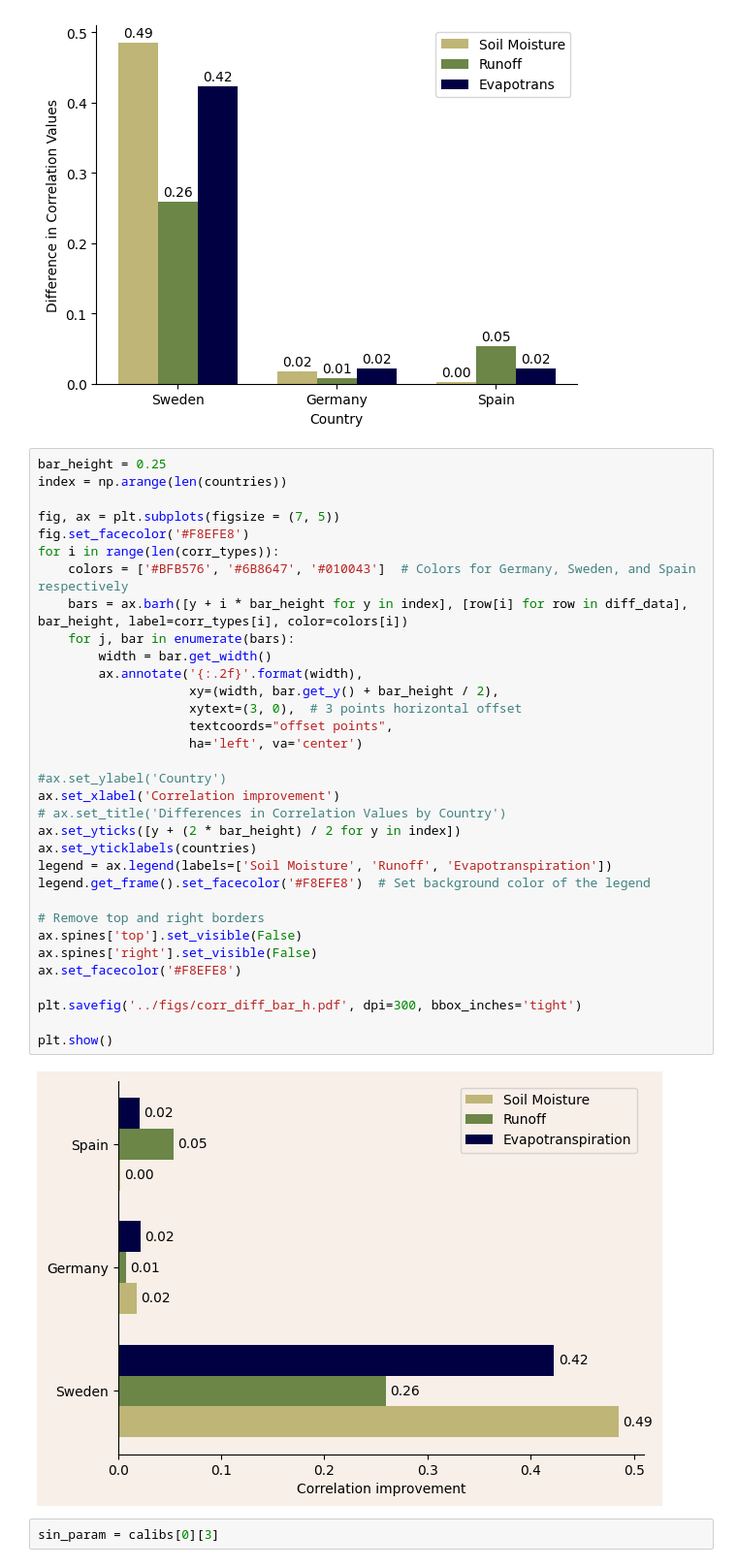
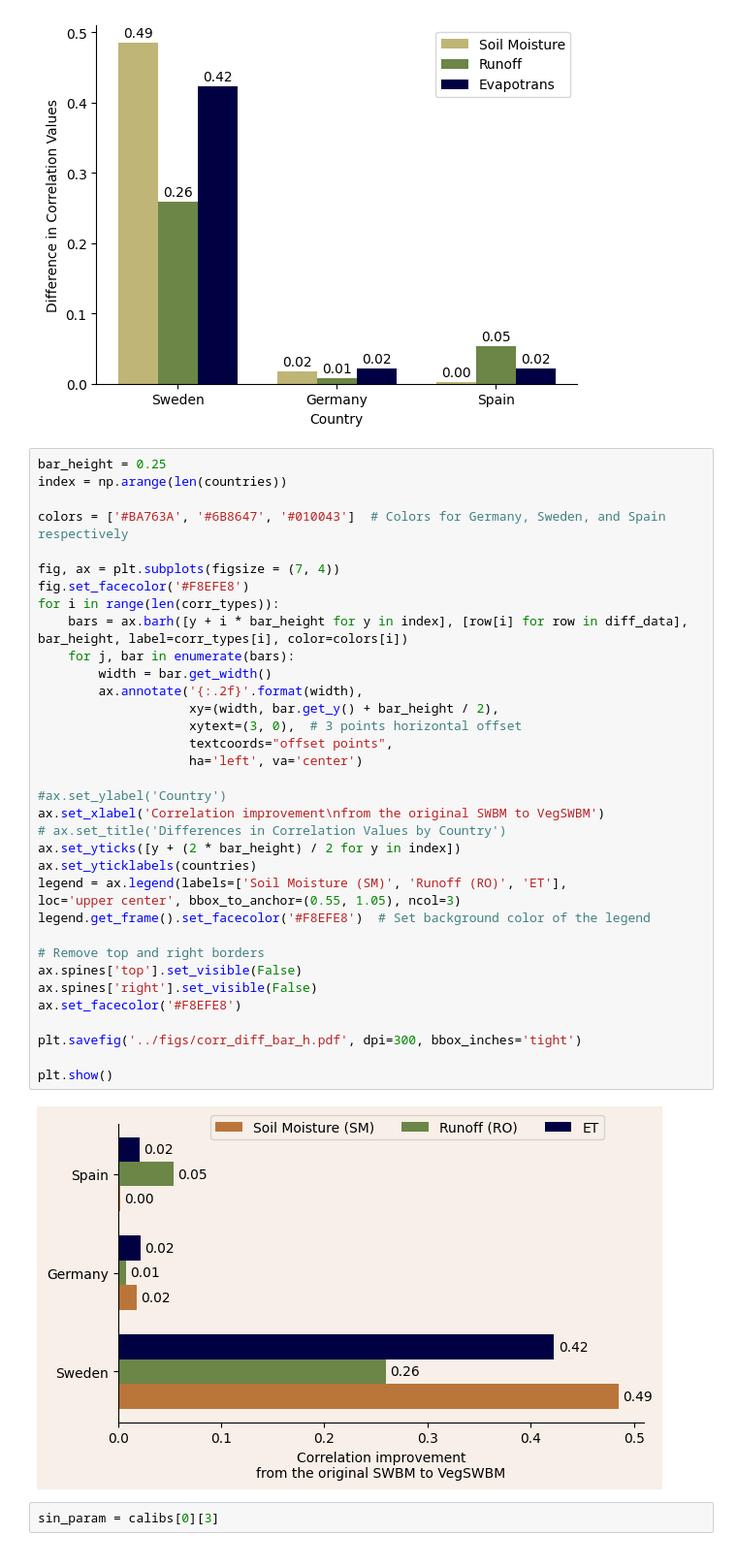
Before and after one commit to JohannaTrost/VegSWBM, a Jupyter notebook: src/correlations_grouped_bar_plots.ipynb, the cells around one changed output. Shown at 97% size. Saved outputs shown, nothing was run; the diff lists cells and outputs as text.

```diff
--- a/src/correlations_grouped_bar_plots.ipynb
+++ b/src/correlations_grouped_bar_plots.ipynb
@@ -95,38 +95,40 @@ plt.show()
 # %%
 bar_height = 0.25
 index = np.arange(len(countries))
 
-fig, ax = plt.subplots(figsize = (7, 5))
+colors = ['#BA763A', '#6B8647', '#010043']  # Colors for Germany, Sweden, and Spain respectively
+
+fig, ax = plt.subplots(figsize = (7, 4))
 fig.set_facecolor('#F8EFE8')
 for i in range(len(corr_types)):
-    colors = ['#BFB576', '#6B8647', '#010043']  # Colors for Germany, Sweden, and Spain respectively
     bars = ax.barh([y + i * bar_height for y in index], [row[i] for row in diff_data], bar_height, label=corr_types[i], color=colors[i])
     for j, bar in enumerate(bars):
         width = bar.get_width()
         ax.annotate('{:.2f}'.format(width),
                     xy=(width, bar.get_y() + bar_height / 2),
                     xytext=(3, 0),  # 3 points horizontal offset
                     textcoords="offset points",
                     ha='left', va='center')
 
 #ax.set_ylabel('Country')
-ax.set_xlabel('Correlation improvement')
+ax.set_xlabel('Correlation improvement\nfrom the original SWBM to VegSWBM')
 # ax.set_title('Differences in Correlation Values by Country')
 ax.set_yticks([y + (2 * bar_height) / 2 for y in index])
 ax.set_yticklabels(countries)
-legend = ax.legend(labels=['Soil Moisture', 'Runoff', 'Evapotranspiration'])
+legend = ax.legend(labels=['Soil Moisture (SM)', 'Runoff (RO)', 'ET'],
+loc='upper center', bbox_to_anchor=(0.55, 1.05), ncol=3)
 legend.get_frame().set_facecolor('#F8EFE8')  # Set background color of the legend
 
 # Remove top and right borders
 ax.spines['top'].set_visible(False)
 ax.spines['right'].set_visible(False)
 ax.set_facecolor('#F8EFE8')
 
 plt.savefig('../figs/corr_diff_bar_h.pdf', dpi=300, bbox_inches='tight')
 
 plt.show()
 # %% [output]
-[figure, old version]
+[figure, new version]
 # %%
 sin_param = calibs[0][3]
 # %%
```
Also changed, not shown: parts of 3 cells of this notebook.
